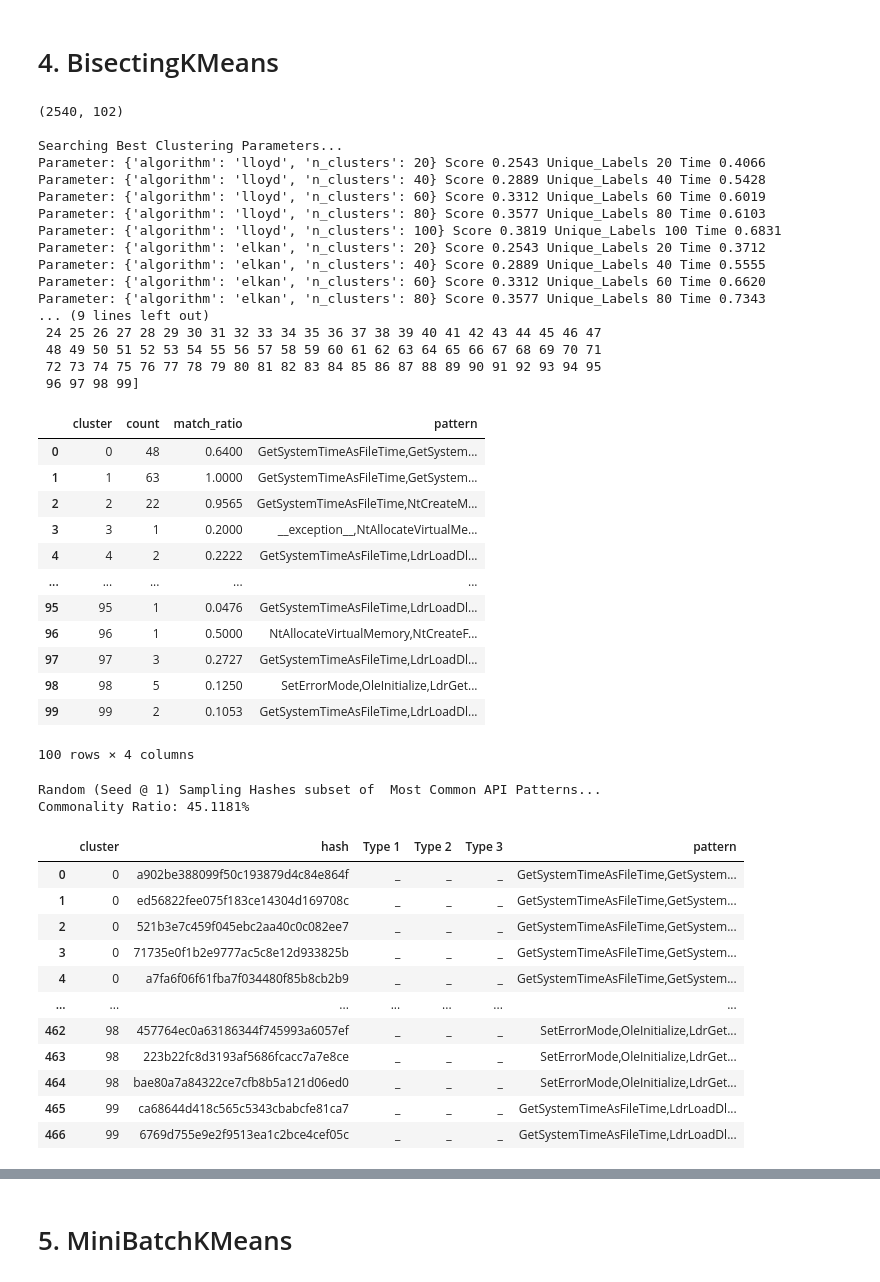
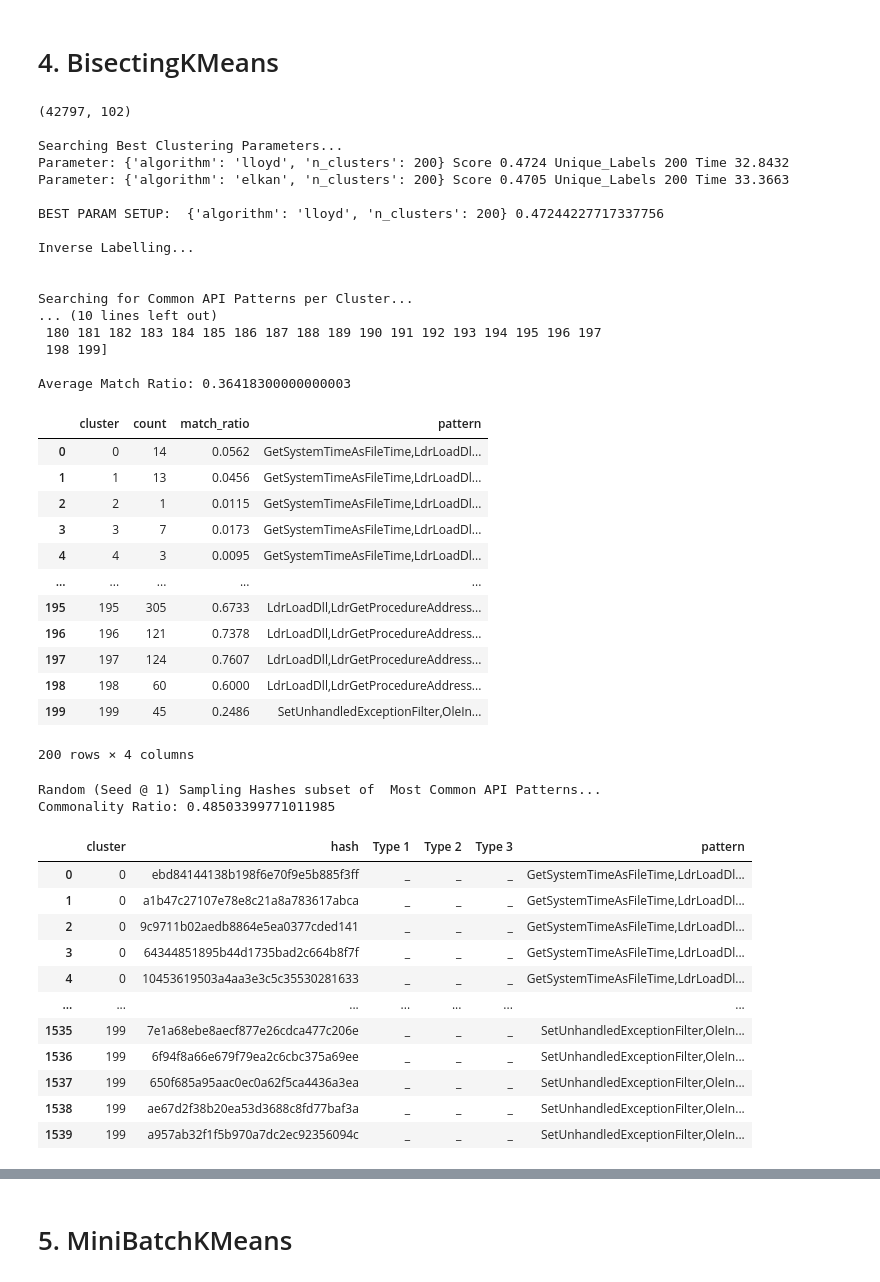
Before and after one commit to jm55/THESIS, a Jupyter notebook: Official Development/Dataset/[OFFICIAL] Clustering_Malicious.ipynb, the cells around one changed output, grey strips where cells are left out. Cells and saved outputs as stored; diff of their text form; code cells hidden in the pictures.

```diff
--- a/Official Development/Dataset/[OFFICIAL] Clustering_Malicious.ipynb
+++ b/Official Development/Dataset/[OFFICIAL] Clustering_Malicious.ipynb
@@ -28,7 +28,7 @@ def list_to_str(ls:list):
 def load_df():
     '''Load the dataset file (CSV) as DataFrame'''
     print("Loading DF...")
-    df = pd.read_csv("oliveira_lite.csv", low_memory=False, memory_map=True)
+    df = pd.read_csv("oliveira.csv", low_memory=False, memory_map=True)
     df = df[df['malware'] == 1].copy()
     df = df.drop('malware', axis=1)
     print("")
@@ -262,63 +245,63 @@ Commonality Ratio: 50.7480%
 # %%
 df = reserve_df.copy()
 print(df.shape, "\n")
 
 algorithm = ['lloyd', 'elkan']
-clusters = [20,40,60,80,100] #Let's assume that there are up to 100 clusters that can be derived from the Oliveira dataset. Going beyond that is too much
-samplesize = 10 # Max no. of samples to obtain from a cluster
+clusters = [200] #Let's assume that there are up to 100 clusters that can be derived from the Oliveira dataset. Going beyond that is too much
+samplesize = 5 # Max no. of samples to obtain from a cluster
 
 #Search for best clusters size and run clustering
 bestClusterParam = clustering(df, "BisectingKMeans",
                               BisectingKMeans(random_state=seed, verbose=0, copy_x=True),
                               {'n_clusters': clusters, 'algorithm':algorithm})
 
 commonAPI = common_api_cluster(df, "BisectingKMeans", bestClusterParam)
 display(commonAPI)
 
 commonHashes = get_samplehash_common(df, commonAPI, "BisectingKMeans", bestClusterParam, samplesize)
 display(commonHashes)
 # %% [output]
-(2540, 102)
+(42797, 102)
 
 Searching Best Clustering Parameters...
-Parameter: {'algorithm': 'lloyd', 'n_clusters': 20} Score 0.2543 Unique_Labels 20 Time 0.4066
-Parameter: {'algorithm': 'lloyd', 'n_clusters': 40} Score 0.2889 Unique_Labels 40 Time 0.5428
-Parameter: {'algorithm': 'lloyd', 'n_clusters': 60} Score 0.3312 Unique_Labels 60 Time 0.6019
-Parameter: {'algorithm': 'lloyd', 'n_clusters': 80} Score 0.3577 Unique_Labels 80 Time 0.6103
-Parameter: {'algorithm': 'lloyd', 'n_clusters': 100} Score 0.3819 Unique_Labels 100 Time 0.6831
-Parameter: {'algorithm': 'elkan', 'n_clusters': 20} Score 0.2543 Unique_Labels 20 Time 0.3712
-Parameter: {'algorithm': 'elkan', 'n_clusters': 40} Score 0.2889 Unique_Labels 40 Time 0.5555
-Parameter: {'algorithm': 'elkan', 'n_clusters': 60} Score 0.3312 Unique_Labels 60 Time 0.6620
-Parameter: {'algorithm': 'elkan', 'n_clusters': 80} Score 0.3577 Unique_Labels 80 Time 0.7343
-... (9 lines left out)
- 24 25 26 27 28 29 30 31 32 33 34 35 36 37 38 39 40 41 42 43 44 45 46 47
- 48 49 50 51 52 53 54 55 56 57 58 59 60 61 62 63 64 65 66 67 68 69 70 71
- 72 73 74 75 76 77 78 79 80 81 82 83 84 85 86 87 88 89 90 91 92 93 94 95
- 96 97 98 99]
+Parameter: {'algorithm': 'lloyd', 'n_clusters': 200} Score 0.4724 Unique_Labels 200 Time 32.8432
+Parameter: {'algorithm': 'elkan', 'n_clusters': 200} Score 0.4705 Unique_Labels 200 Time 33.3663
+
+BEST PARAM SETUP:  {'algorithm': 'lloyd', 'n_clusters': 200} 0.47244227717337756
+
+Inverse Labelling...
+
+
+Searching for Common API Patterns per Cluster...
+... (10 lines left out)
+ 180 181 182 183 184 185 186 187 188 189 190 191 192 193 194 195 196 197
+ 198 199]
+
+Average Match Ratio: 0.36418300000000003
 |  | cluster | count | match_ratio | pattern |
-| 0 | 0 | 48 | 0.6400 | GetSystemTimeAsFileTime,GetSystem... |
-| 1 | 1 | 63 | 1.0000 | GetSystemTimeAsFileTime,GetSystem... |
-| 2 | 2 | 22 | 0.9565 | GetSystemTimeAsFileTime,NtCreateM... |
-| 3 | 3 | 1 | 0.2000 | __exception__,NtAllocateVirtualMe... |
-| 4 | 4 | 2 | 0.2222 | GetSystemTimeAsFileTime,LdrLoadDl... |
+| 0 | 0 | 14 | 0.0562 | GetSystemTimeAsFileTime,LdrLoadDl... |
+| 1 | 1 | 13 | 0.0456 | GetSystemTimeAsFileTime,LdrLoadDl... |
+| 2 | 2 | 1 | 0.0115 | GetSystemTimeAsFileTime,LdrLoadDl... |
+| 3 | 3 | 7 | 0.0173 | GetSystemTimeAsFileTime,LdrLoadDl... |
+| 4 | 4 | 3 | 0.0095 | GetSystemTimeAsFileTime,LdrLoadDl... |
 | ... | ... | ... | ... | ... |
-| 95 | 95 | 1 | 0.0476 | GetSystemTimeAsFileTime,LdrLoadDl... |
-| 96 | 96 | 1 | 0.5000 | NtAllocateVirtualMemory,NtCreateF... |
-| 97 | 97 | 3 | 0.2727 | GetSystemTimeAsFileTime,LdrLoadDl... |
-| 98 | 98 | 5 | 0.1250 | SetErrorMode,OleInitialize,LdrGet... |
-| 99 | 99 | 2 | 0.1053 | GetSystemTimeAsFileTime,LdrLoadDl... |
+| 195 | 195 | 305 | 0.6733 | LdrLoadDll,LdrGetProcedureAddress... |
+| 196 | 196 | 121 | 0.7378 | LdrLoadDll,LdrGetProcedureAddress... |
+| 197 | 197 | 124 | 0.7607 | LdrLoadDll,LdrGetProcedureAddress... |
+| 198 | 198 | 60 | 0.6000 | LdrLoadDll,LdrGetProcedureAddress... |
+| 199 | 199 | 45 | 0.2486 | SetUnhandledExceptionFilter,OleIn... |
-100 rows × 4 columns
+200 rows × 4 columns
 Random (Seed @ 1) Sampling Hashes subset of  Most Common API Patterns...
-Commonality Ratio: 45.1181%
+Commonality Ratio: 0.48503399771011985
 |  | cluster | hash | Type 1 | Type 2 | Type 3 | pattern |
-| 0 | 0 | a902be388099f50c193879d4c84e864f | _ | _ | _ | GetSystemTimeAsFileTime,GetSystem... |
-| 1 | 0 | ed56822fee075f183ce14304d169708c | _ | _ | _ | GetSystemTimeAsFileTime,GetSystem... |
-| 2 | 0 | 521b3e7c459f045ebc2aa40c0c082ee7 | _ | _ | _ | GetSystemTimeAsFileTime,GetSystem... |
-| 3 | 0 | 71735e0f1b2e9777ac5c8e12d933825b | _ | _ | _ | GetSystemTimeAsFileTime,GetSystem... |
-| 4 | 0 | a7fa6f06f61fba7f034480f85b8cb2b9 | _ | _ | _ | GetSystemTimeAsFileTime,GetSystem... |
+| 0 | 0 | ebd84144138b198f6e70f9e5b885f3ff | _ | _ | _ | GetSystemTimeAsFileTime,LdrLoadDl... |
+| 1 | 0 | a1b47c27107e78e8c21a8a783617abca | _ | _ | _ | GetSystemTimeAsFileTime,LdrLoadDl... |
+| 2 | 0 | 9c9711b02aedb8864e5ea0377cded141 | _ | _ | _ | GetSystemTimeAsFileTime,LdrLoadDl... |
+| 3 | 0 | 64344851895b44d1735bad2c664b8f7f | _ | _ | _ | GetSystemTimeAsFileTime,LdrLoadDl... |
+| 4 | 0 | 10453619503a4aa3e3c5c35530281633 | _ | _ | _ | GetSystemTimeAsFileTime,LdrLoadDl... |
 | ... | ... | ... | ... | ... | ... | ... |
-| 462 | 98 | 457764ec0a63186344f745993a6057ef | _ | _ | _ | SetErrorMode,OleInitialize,LdrGet... |
-| 463 | 98 | 223b22fc8d3193af5686fcacc7a7e8ce | _ | _ | _ | SetErrorMode,OleInitialize,LdrGet... |
-| 464 | 98 | bae80a7a84322ce7cfb8b5a121d06ed0 | _ | _ | _ | SetErrorMode,OleInitialize,LdrGet... |
-| 465 | 99 | ca68644d418c565c5343cbabcfe81ca7 | _ | _ | _ | GetSystemTimeAsFileTime,LdrLoadDl... |
-| 466 | 99 | 6769d755e9e2f9513ea1c2bce4cef05c | _ | _ | _ | GetSystemTimeAsFileTime,LdrLoadDl... |
+| 1535 | 199 | 7e1a68ebe8aecf877e26cdca477c206e | _ | _ | _ | SetUnhandledExceptionFilter,OleIn... |
+| 1536 | 199 | 6f94f8a66e679f79ea2c6cbc375a69ee | _ | _ | _ | SetUnhandledExceptionFilter,OleIn... |
+| 1537 | 199 | 650f685a95aac0ec0a62f5ca4436a3ea | _ | _ | _ | SetUnhandledExceptionFilter,OleIn... |
+| 1538 | 199 | ae67d2f38b20ea53d3688c8fd77baf3a | _ | _ | _ | SetUnhandledExceptionFilter,OleIn... |
+| 1539 | 199 | a957ab32f1f5b970a7dc2ec92356094c | _ | _ | _ | SetUnhandledExceptionFilter,OleIn... |
```
Also changed, not shown: parts of 11 cells of this notebook, 4 other files.
